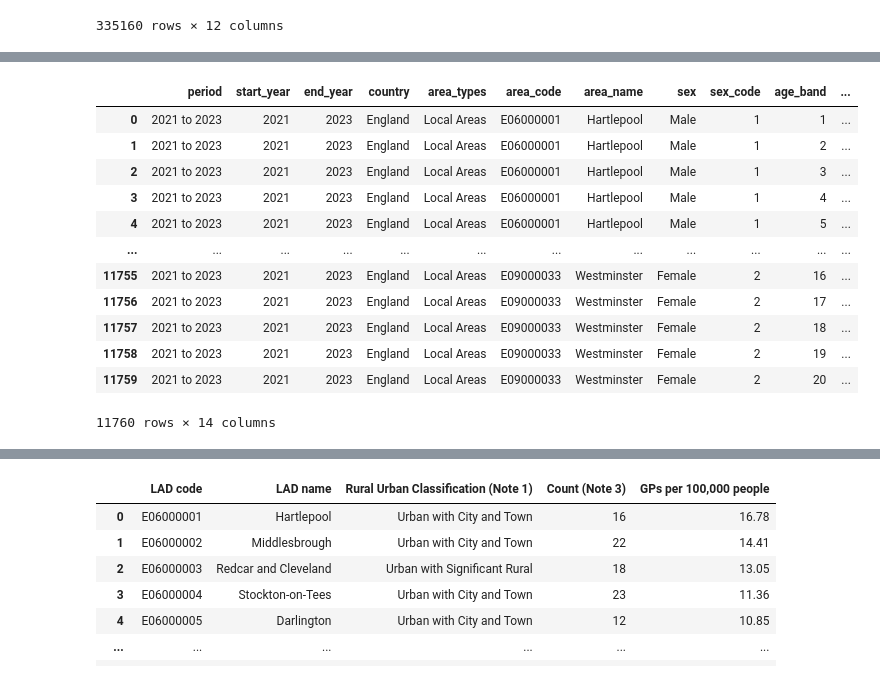
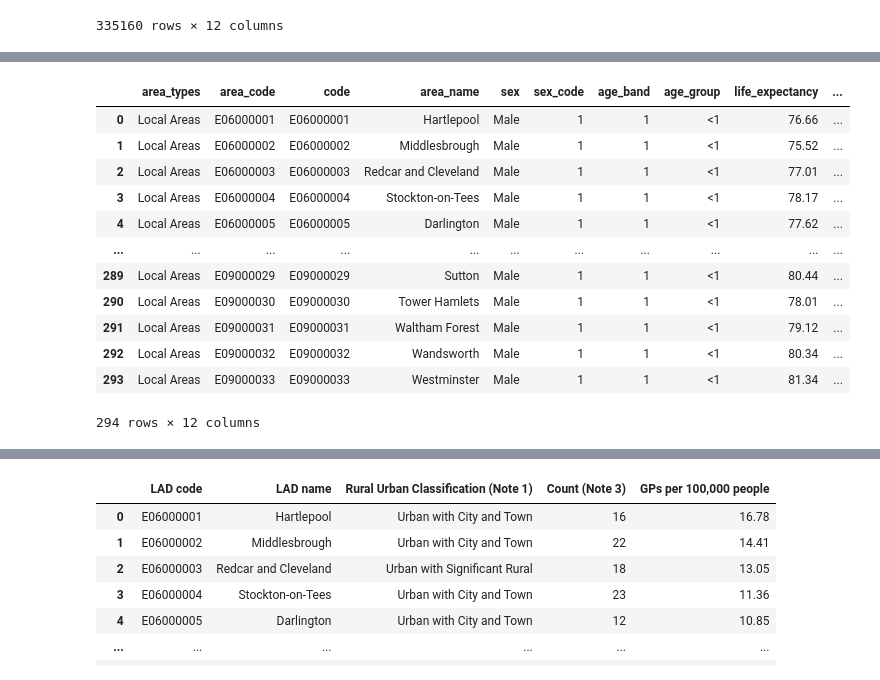
Before and after one commit to Luyandamuraya/health-inequality-analysis, a Jupyter notebook: notebooks/01_prj_uk_health_inequality.ipynb, the cells around one changed output, grey strips where cells are left out. Cells and saved outputs as stored; diff of their text form; code cells hidden in the pictures.

```diff
--- a/notebooks/01_prj_uk_health_inequality.ipynb
+++ b/notebooks/01_prj_uk_health_inequality.ipynb
@@ -15,11 +187,10 @@ The data for life expectancy is looking between 2021 - 2023
 # %%
-import pandas as pd
-import sqlite3
+
 
 df= pd.read_csv("/Users/lulum/Documents/Coding Projects/01 PRJ  - UK Health Inequality/datasets/lifeexpectancylocalareas_period_2001_to_2023.csv")
 df.head()
 
-conn = sqlite3.connect("life_expectancyy.db")
+conn = sqlite3.connect("health_inequality.db")
 df.to_sql("life_expectancyy", conn, index=False, if_exists="replace")
 
 df
@@ -102,53 +232,81 @@ DROP VIEW IF EXISTS life_expect;
 
 CREATE VIEW life_expect
 AS
+SELECT
+    area_types,
+    area_code,
+    epf.code,
+    area_name,
+    sex,
+    sex_code,
+    age_band,
+    age_group,
+    life_expectancy,
+    num_mls_all_ages,
+    num_fem_all_ages,
+    (SUM(
+        CASE
+            WHEN sex = 'Male' THEN life_expectancy * num_mls_all_ages
+            WHEN sex = 'Female' THEN life_expectancy * num_fem_all_ages
+        END))
+    / (MAX(num_fem_all_ages) + MAX(num_mls_all_ages)) weighted_le
+FROM
+(
 SELECT
     Period as period,
     substr(Period, 1, 4) AS start_year,
     substr(Period, 9, 12)AS end_year,
     Country as country,
     `Area type` as area_types,
     `Area code` as area_code,
     `Area name` as area_name,
      Sex as sex,
     `Sex code` as sex_code,
     `Age band` as age_band,
     `Age group` as age_group,
     `Life expectancy` as life_expectancy,
     `Lower confidence interval` as lower_confidence_interval,
     `Upper confidence interval` as upper_confidence_interval
 FROM
-    life_expectancyy
+    life_expectancyy lex
 WHERE
     start_year = '2021'
     AND end_year = '2023'
     AND `Area type` = 'Local Areas'
-    AND Country = 'England' ;
+    AND Country = 'England'
+    AND age_group = '<1' ) le
+INNER JOIN
+    est_pop_mal epm
+ON
+    epm.code = le.area_code
+INNER JOIN
+    est_pop_fem epf
+ON
+    epf.code = le.area_code
+GROUP BY
+    le.area_code,
+    area_name;
 """
-
-conn.executescript(query)
-conn.commit()
-
 query = """
 SELECT
     *
 FROM
     life_expect
  """
 
 result_df = pd.read_sql(query, conn)
 result_df
 # %% [output]
-|  | period | start_year | end_year | country | area_types | area_code | area_name | sex | sex_code | age_band | ... |
-| 0 | 2021 to 2023 | 2021 | 2023 | England | Local Areas | E06000001 | Hartlepool | Male | 1 | 1 | ... |
-| 1 | 2021 to 2023 | 2021 | 2023 | England | Local Areas | E06000001 | Hartlepool | Male | 1 | 2 | ... |
-| 2 | 2021 to 2023 | 2021 | 2023 | England | Local Areas | E06000001 | Hartlepool | Male | 1 | 3 | ... |
-| 3 | 2021 to 2023 | 2021 | 2023 | England | Local Areas | E06000001 | Hartlepool | Male | 1 | 4 | ... |
-| 4 | 2021 to 2023 | 2021 | 2023 | England | Local Areas | E06000001 | Hartlepool | Male | 1 | 5 | ... |
-| ... | ... | ... | ... | ... | ... | ... | ... | ... | ... | ... | ... |
-| 11755 | 2021 to 2023 | 2021 | 2023 | England | Local Areas | E09000033 | Westminster | Female | 2 | 16 | ... |
-| 11756 | 2021 to 2023 | 2021 | 2023 | England | Local Areas | E09000033 | Westminster | Female | 2 | 17 | ... |
-| 11757 | 2021 to 2023 | 2021 | 2023 | England | Local Areas | E09000033 | Westminster | Female | 2 | 18 | ... |
-| 11758 | 2021 to 2023 | 2021 | 2023 | England | Local Areas | E09000033 | Westminster | Female | 2 | 19 | ... |
-| 11759 | 2021 to 2023 | 2021 | 2023 | England | Local Areas | E09000033 | Westminster | Female | 2 | 20 | ... |
+|  | area_types | area_code | code | area_name | sex | sex_code | age_band | age_group | life_expectancy | ... |
+| 0 | Local Areas | E06000001 | E06000001 | Hartlepool | Male | 1 | 1 | <1 | 76.66 | ... |
+| 1 | Local Areas | E06000002 | E06000002 | Middlesbrough | Male | 1 | 1 | <1 | 75.52 | ... |
+| 2 | Local Areas | E06000003 | E06000003 | Redcar and Cleveland | Male | 1 | 1 | <1 | 77.01 | ... |
+| 3 | Local Areas | E06000004 | E06000004 | Stockton-on-Tees | Male | 1 | 1 | <1 | 78.17 | ... |
+| 4 | Local Areas | E06000005 | E06000005 | Darlington | Male | 1 | 1 | <1 | 77.62 | ... |
+| ... | ... | ... | ... | ... | ... | ... | ... | ... | ... | ... |
+| 289 | Local Areas | E09000029 | E09000029 | Sutton | Male | 1 | 1 | <1 | 80.44 | ... |
+| 290 | Local Areas | E09000030 | E09000030 | Tower Hamlets | Male | 1 | 1 | <1 | 78.01 | ... |
+| 291 | Local Areas | E09000031 | E09000031 | Waltham Forest | Male | 1 | 1 | <1 | 79.12 | ... |
+| 292 | Local Areas | E09000032 | E09000032 | Wandsworth | Male | 1 | 1 | <1 | 80.34 | ... |
+| 293 | Local Areas | E09000033 | E09000033 | Westminster | Male | 1 | 1 | <1 | 81.34 | ... |
-11760 rows × 14 columns
+294 rows × 12 columns
```
Also changed, not shown: parts of 59 cells of this notebook.
